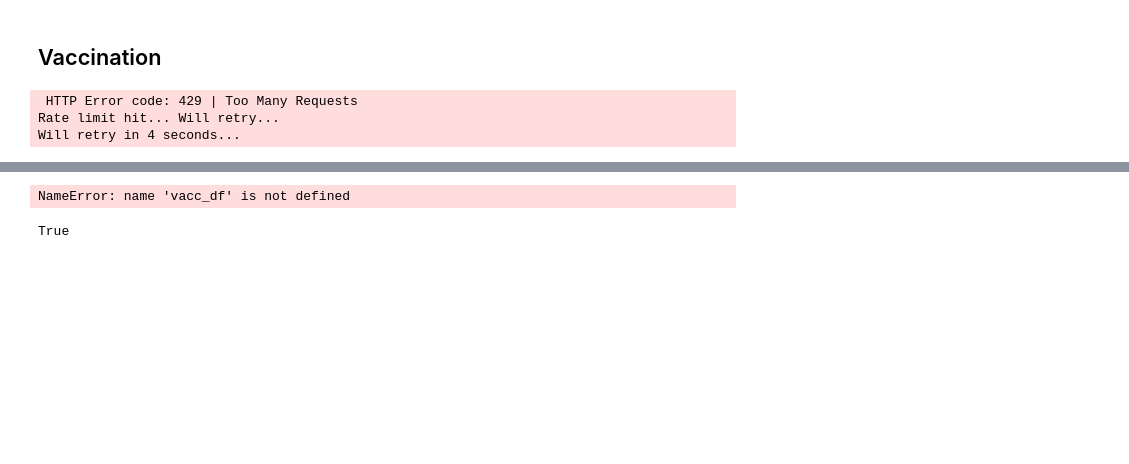
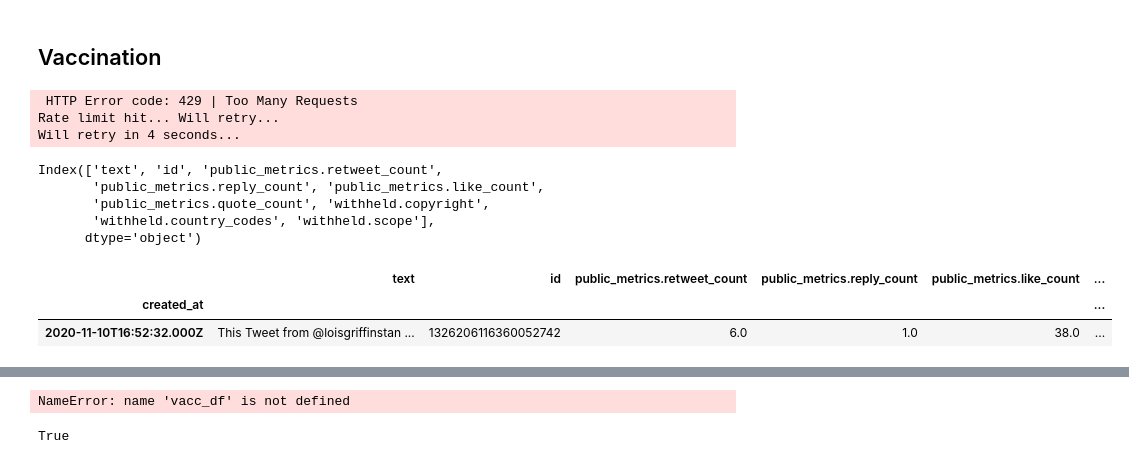
Before and after one commit to factitious/survey_v_social_media, a Jupyter notebook: Methods/Scripts/Twitter/Main.ipynb, the cells around one changed output, grey strips where cells are left out. Drawn from its saved outputs; the diff is of its cells as text; code cells hidden in the pictures; blank space fills up the shorter version.

```diff
--- a/Methods/Scripts/Twitter/Main.ipynb
+++ b/Methods/Scripts/Twitter/Main.ipynb
@@ -87,6 +83,20 @@ Rate limit hit... Will retry...
 Will retry in 4 seconds...
 # %%
 vacc_df, vacc_logs = TwitterData.load_all('Vaccination')
+# %%
+vacc_df.columns
+# %% [output]
+Index(['text', 'id', 'public_metrics.retweet_count',
+       'public_metrics.reply_count', 'public_metrics.like_count',
+       'public_metrics.quote_count', 'withheld.copyright',
+       'withheld.country_codes', 'withheld.scope'],
+      dtype='object')
+# %%
+vacc_df[vacc_df['withheld.scope'].notna()]
+# %% [output]
+|  | text | id | public_metrics.retweet_count | public_metrics.reply_count | public_metrics.like_count | ... |
+| created_at |  |  |  |  |  | ... |
+| 2020-11-10T16:52:32.000Z | This Tweet from @loisgriffinstan ... | 1326206116360052742 | 6.0 | 1.0 | 38.0 | ... |
 # %%
 vacc_df = vacc_df[vacc_df.columns.drop(list(vacc_df.filter(regex='withheld.')))]
 # %%
```
Also changed, not shown: parts of 3 cells of this notebook, 3 other files.
